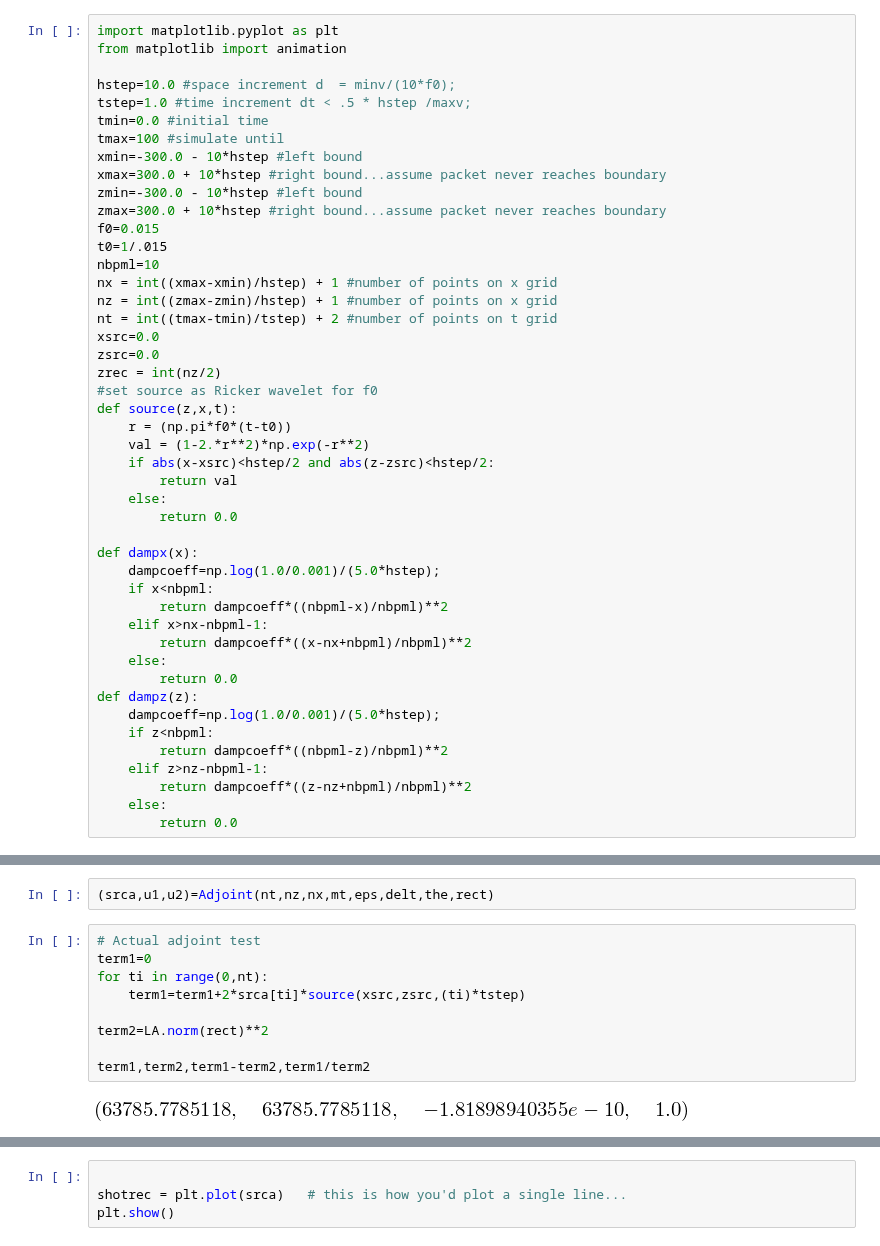
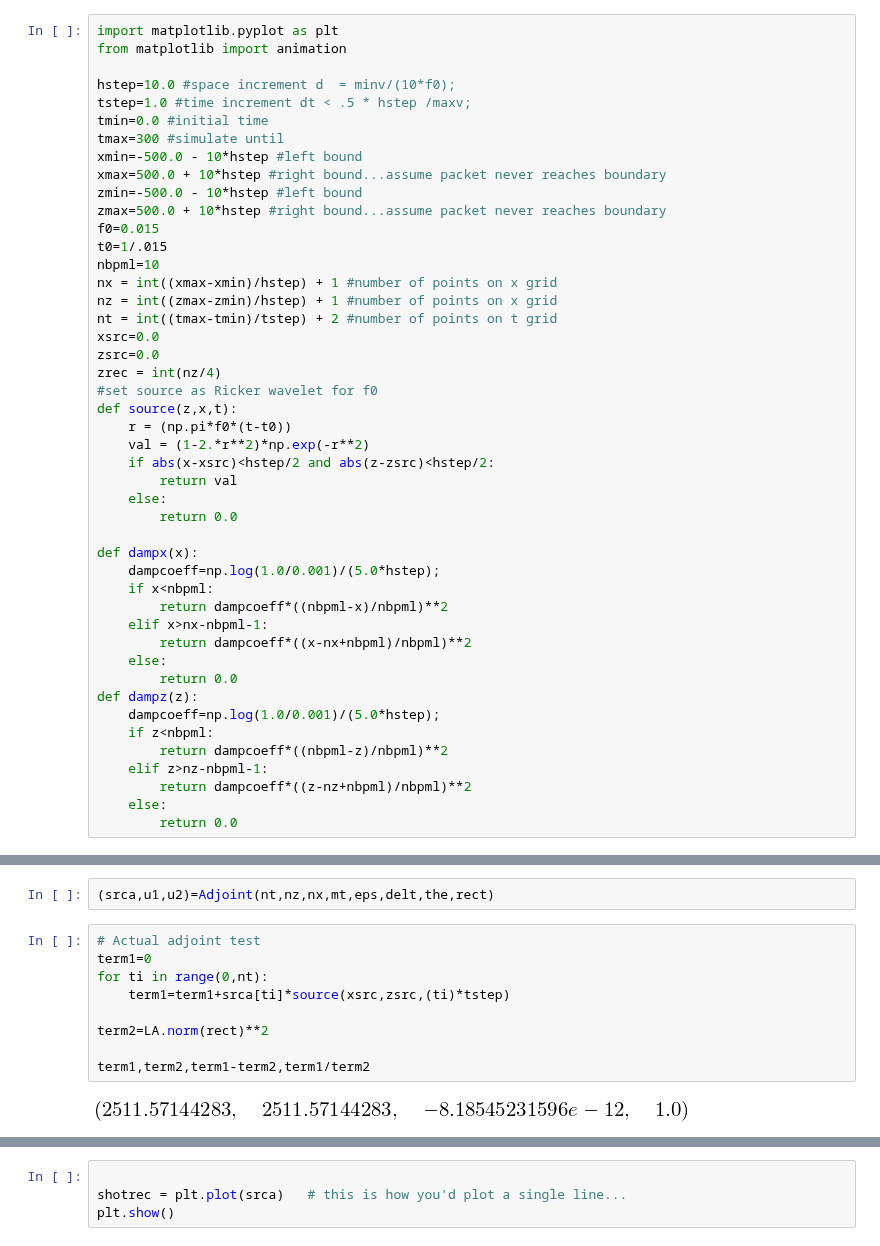
Before and after one commit to devitocodes/notebooks, a Jupyter notebook: AcousticFWI/TTI2D_mathiasFD.ipynb, the cells around one changed output, grey strips where cells are left out. Cells and saved outputs as stored; diff of their text form.

```diff
--- a/AcousticFWI/TTI2D_mathiasFD.ipynb
+++ b/AcousticFWI/TTI2D_mathiasFD.ipynb
@@ -201,11 +201,11 @@ from matplotlib import animation
 hstep=10.0 #space increment d  = minv/(10*f0);
 tstep=1.0 #time increment dt < .5 * hstep /maxv;
 tmin=0.0 #initial time
-tmax=100 #simulate until
-xmin=-300.0 - 10*hstep #left bound
-xmax=300.0 + 10*hstep #right bound...assume packet never reaches boundary
-zmin=-300.0 - 10*hstep #left bound
-zmax=300.0 + 10*hstep #right bound...assume packet never reaches boundary
+tmax=300 #simulate until
+xmin=-500.0 - 10*hstep #left bound
+xmax=500.0 + 10*hstep #right bound...assume packet never reaches boundary
+zmin=-500.0 - 10*hstep #left bound
+zmax=500.0 + 10*hstep #right bound...assume packet never reaches boundary
 f0=0.015
 t0=1/.015
 nbpml=10
@@ -214,7 +214,7 @@ nz = int((zmax-zmin)/hstep) + 1 #number of points on x grid
 nt = int((tmax-tmin)/tstep) + 2 #number of points on t grid
 xsrc=0.0
 zsrc=0.0
-zrec = int(nz/2)
+zrec = int(nz/4)
 #set source as Ricker wavelet for f0
 def source(z,x,t):
     r = (np.pi*f0*(t-t0))
@@ -554,14 +558,14 @@ def Adjoint(nt,nz,nx,m,eps,delt,the,rec):
 # %%
 # Actual adjoint test
 term1=0
 for ti in range(0,nt):
-    term1=term1+2*srca[ti]*source(xsrc,zsrc,(ti)*tstep)
+    term1=term1+srca[ti]*source(xsrc,zsrc,(ti)*tstep)
 
 term2=LA.norm(rect)**2
 
 term1,term2,term1-term2,term1/term2
 # %% [output]
-[figure, old version]
+[figure, new version]
 # %%
 fig = plt.figure()
 plts = []             # get ready to populate this list the Line artists to be plotted
```
Also changed, not shown: parts of 3 cells of this notebook, 2 other files.
